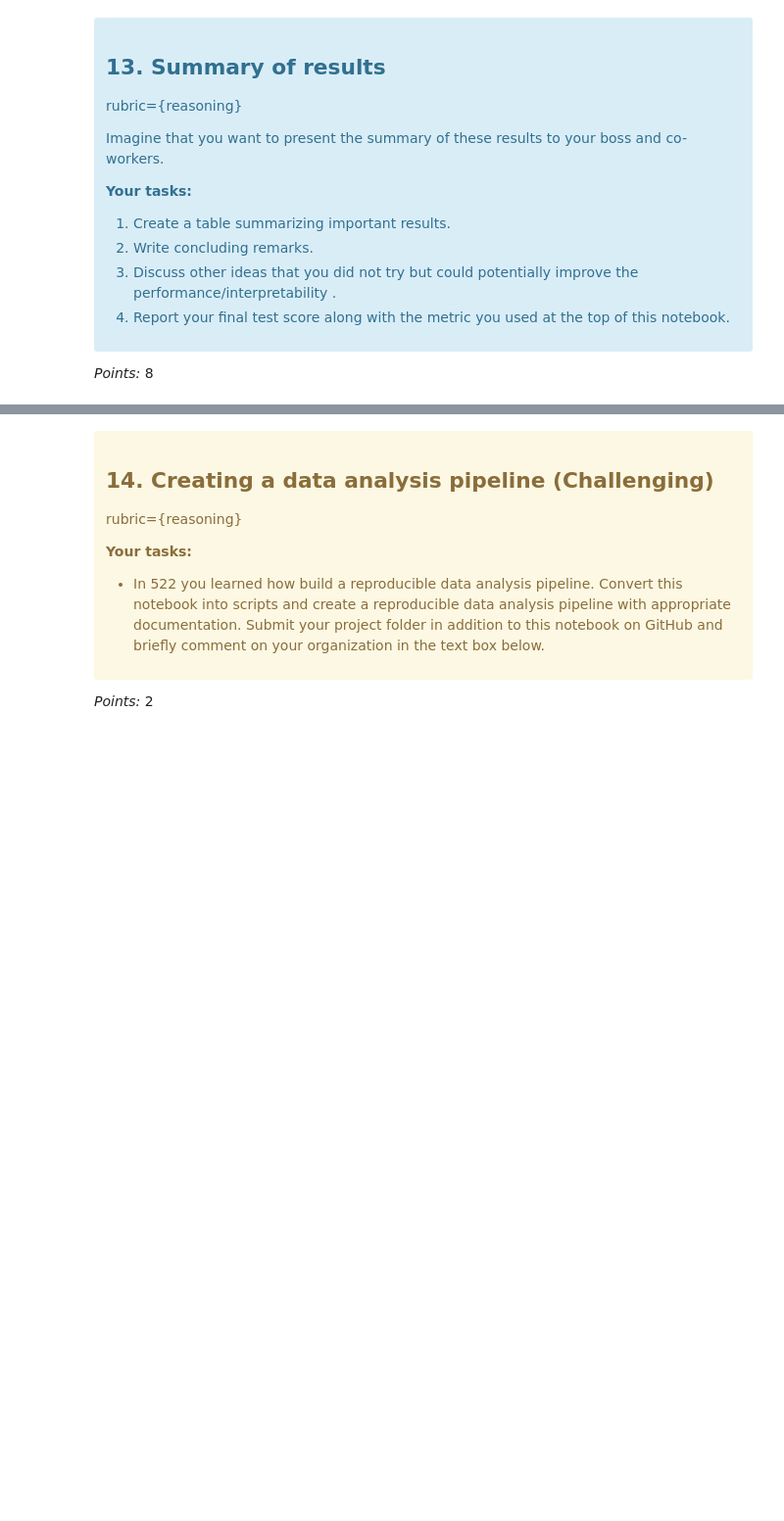
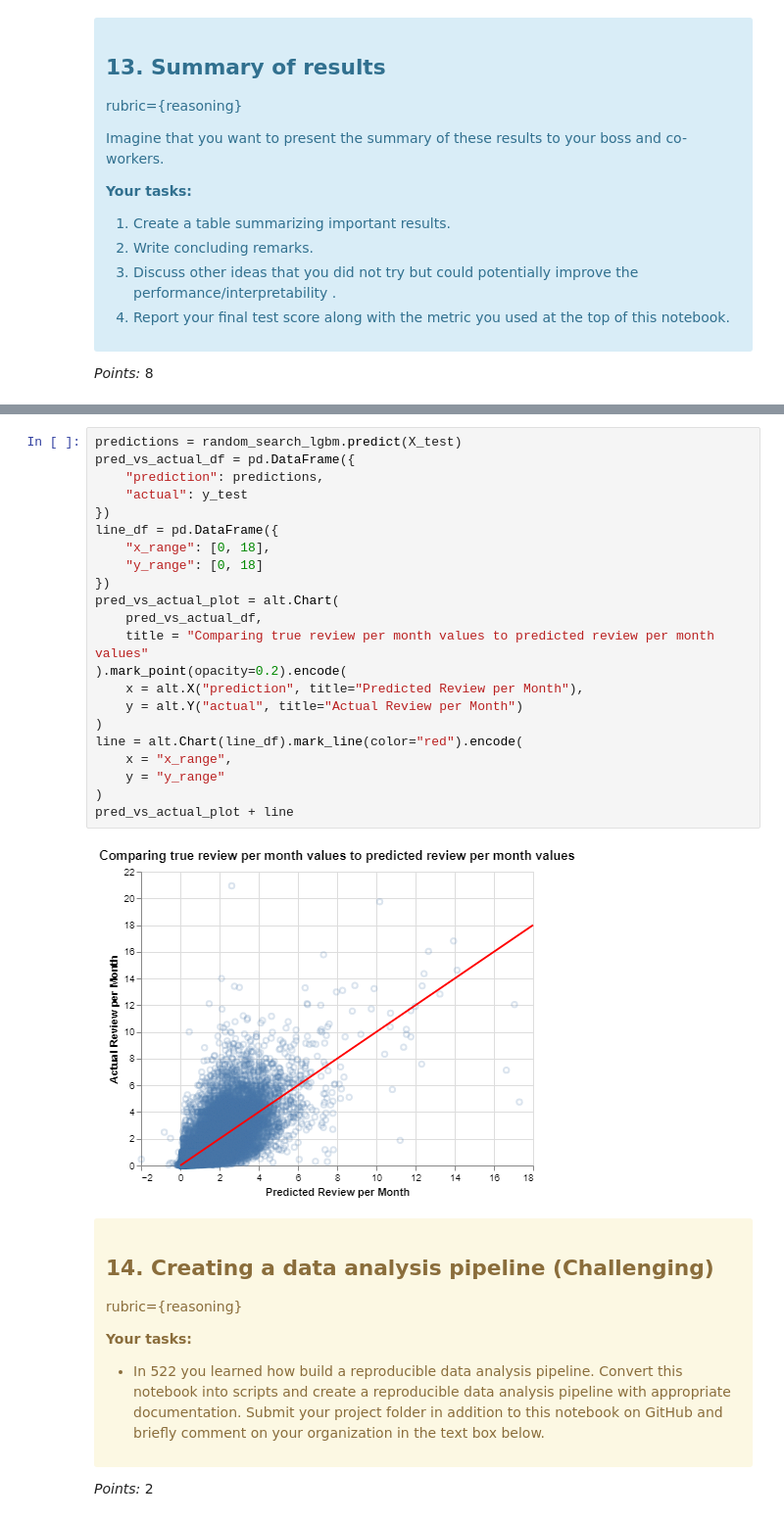
Before and after one commit to UBC-MDS/lab4_bnb_morris_eric, a Jupyter notebook: lab4.ipynb, the cells around one changed output, grey strips where cells are left out. Shown at 98% size. Cells and saved outputs as stored; diff of their text form; blank space fills up the shorter version.

Commit message:
created plot to compare prediction to true value

```diff
--- a/lab4.ipynb
+++ b/lab4.ipynb
@@ -739,3 +719,27 @@ Ellipsis
+# %%
+predictions = random_search_lgbm.predict(X_test)
+pred_vs_actual_df = pd.DataFrame({
+    "prediction": predictions,
+    "actual": y_test
+})
+line_df = pd.DataFrame({
+    "x_range": [0, 18],
+    "y_range": [0, 18]
+})
+pred_vs_actual_plot = alt.Chart(
+    pred_vs_actual_df,
+    title = "Comparing true review per month values to predicted review per month values"
+).mark_point(opacity=0.2).encode(
+    x = alt.X("prediction", title="Predicted Review per Month"),
+    y = alt.Y("actual", title="Actual Review per Month")
+)
+line = alt.Chart(line_df).mark_line(color="red").encode(
+    x = "x_range",
+    y = "y_range"
+)
+pred_vs_actual_plot + line
+# %% [output]
+[figure, added]
 # %% [markdown]
 <!-- END QUESTION -->
 
```
Also changed, not shown: parts of 14 cells of this notebook.
